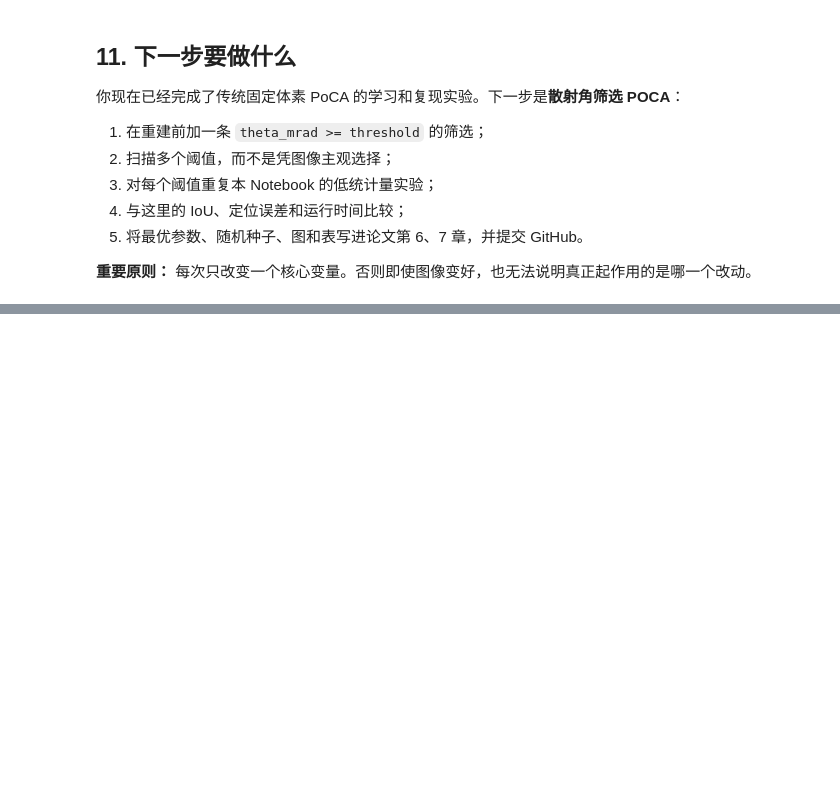
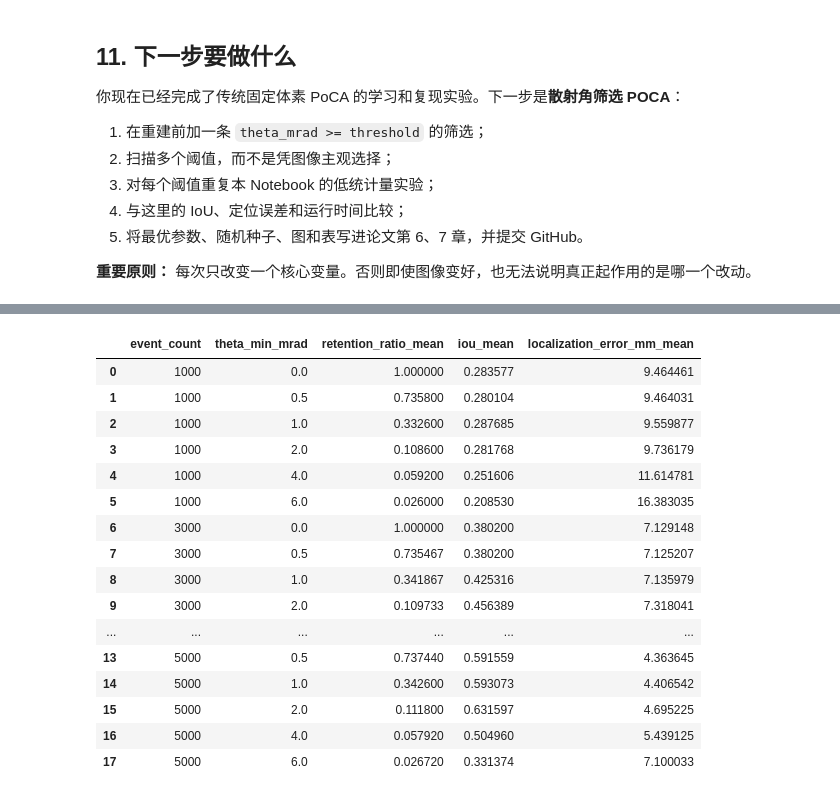
Before and after one commit to Xuyysy/muon-imaging-reconstruction, a Jupyter notebook: muon_analysis/analysis.ipynb, the cells around one changed output, grey strips where cells are left out. Cells and saved outputs as stored; diff of their text form; code cells hidden in the pictures; blank space fills up the shorter version.

```diff
--- a/muon_analysis/analysis.ipynb
+++ b/muon_analysis/analysis.ipynb
@@ -327,0 +394,23 @@ plt.show()
+# %%
+RESULTS_PATH = Path('angle_filter_results/angle_filter_metrics_summary.csv')
+angle_summary = pd.read_csv(RESULTS_PATH)
+angle_summary[['event_count', 'theta_min_mrad', 'retention_ratio_mean',
+               'iou_mean', 'localization_error_mm_mean']]
+# %% [output]
+|  | event_count | theta_min_mrad | retention_ratio_mean | iou_mean | localization_error_mm_mean |
+| 0 | 1000 | 0.0 | 1.000000 | 0.283577 | 9.464461 |
+| 1 | 1000 | 0.5 | 0.735800 | 0.280104 | 9.464031 |
+| 2 | 1000 | 1.0 | 0.332600 | 0.287685 | 9.559877 |
+| 3 | 1000 | 2.0 | 0.108600 | 0.281768 | 9.736179 |
+| 4 | 1000 | 4.0 | 0.059200 | 0.251606 | 11.614781 |
+| 5 | 1000 | 6.0 | 0.026000 | 0.208530 | 16.383035 |
+| 6 | 3000 | 0.0 | 1.000000 | 0.380200 | 7.129148 |
+| 7 | 3000 | 0.5 | 0.735467 | 0.380200 | 7.125207 |
+| 8 | 3000 | 1.0 | 0.341867 | 0.425316 | 7.135979 |
+| 9 | 3000 | 2.0 | 0.109733 | 0.456389 | 7.318041 |
+| ... | ... | ... | ... | ... | ... |
+| 13 | 5000 | 0.5 | 0.737440 | 0.591559 | 4.363645 |
+| 14 | 5000 | 1.0 | 0.342600 | 0.593073 | 4.406542 |
+| 15 | 5000 | 2.0 | 0.111800 | 0.631597 | 4.695225 |
+| 16 | 5000 | 4.0 | 0.057920 | 0.504960 | 5.439125 |
+| 17 | 5000 | 6.0 | 0.026720 | 0.331374 | 7.100033 |
```
Also changed, not shown: parts of 17 cells of this notebook, 5 other files.
